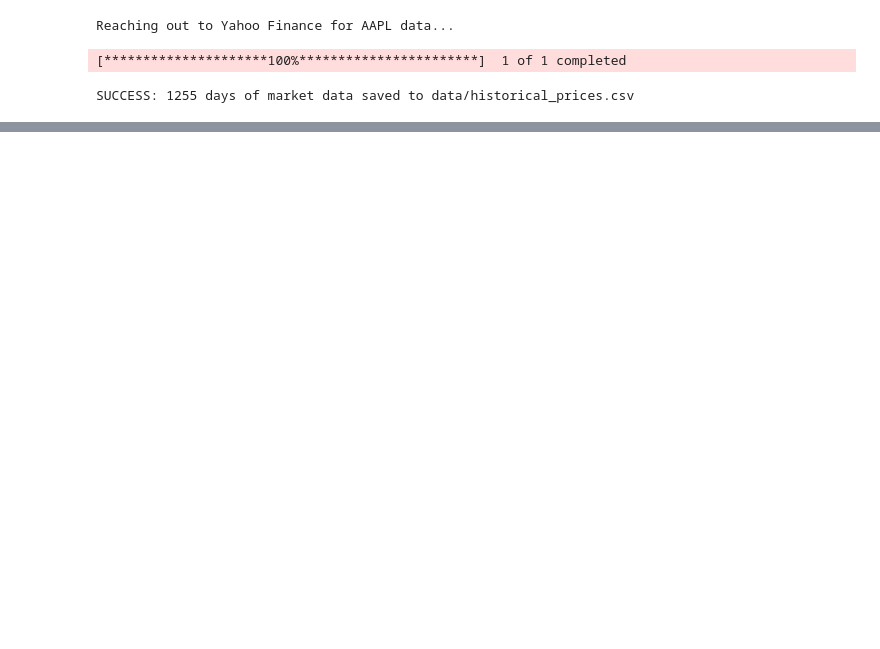
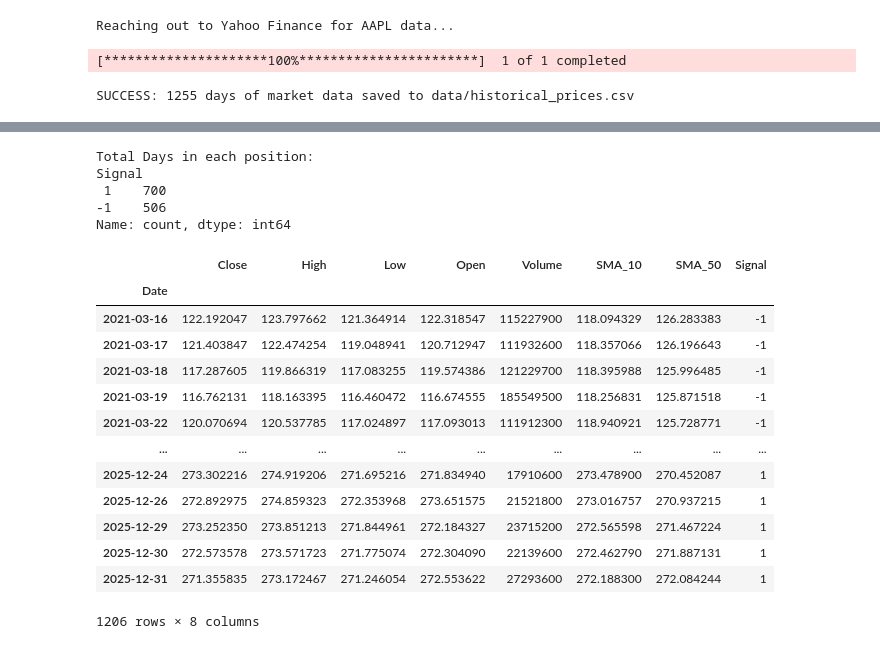
Before and after one commit to aditya0-0-1/quant_backtester, a Jupyter notebook: research.ipynb, the cells around one changed output, grey strips where cells are left out. Saved outputs shown, nothing was run; the diff lists cells and outputs as text; code cells hidden in the pictures; blank space fills up the shorter version.

```diff
--- a/research.ipynb
+++ b/research.ipynb
@@ -42,0 +68,10 @@ df.head()
+# %%
+# Calculate the Fast Line (10-Day Moving Average)
+df['SMA_10'] = df['Close'].rolling(window=10).mean()
+
+# Calculate the Slow Line (50-Day Moving Average)
+df['SMA_50'] = df['Close'].rolling(window=50).mean()
+
+# Display the specific columns we care about, looking at the top 60 rows
+print("\nCalculated Moving Averages:")
+print(df[['Close', 'SMA_10', 'SMA_50']].head(60))
@@ -42,0 +111,43 @@ df.head()
+# %%
+import numpy as np
+
+# 1. Clean the matrix: Drop the first 49 days that have 'NaN' (missing) values
+# because the 50-day average couldn't be calculated yet.
+df = df.dropna()
+
+# 2. Create a new column called 'Signal' and fill it with 0s (Hold)
+df['Signal'] = 0
+
+# 3. The Vectorized Logic:
+# If the Fast Line is greater than the Slow Line, change the Signal to 1 (BUY)
+df.loc[df['SMA_10'] > df['SMA_50'], 'Signal'] = 1
+
+# If the Fast Line is less than the Slow Line, change the Signal to -1 (SELL)
+df.loc[df['SMA_10'] < df['SMA_50'], 'Signal'] = -1
+
+# Let's check how many times we are holding a Buy vs a Sell position
+print("Total Days in each position:")
+print(df['Signal'].value_counts())
+# %% [output]
+Total Days in each position:
+Signal
+ 1    700
+-1    506
+Name: count, dtype: int64
+# %%
+df
+# %% [output]
+|  | Close | High | Low | Open | Volume | SMA_10 | SMA_50 | Signal |
+| Date |  |  |  |  |  |  |  |  |
+| 2021-03-16 | 122.192047 | 123.797662 | 121.364914 | 122.318547 | 115227900 | 118.094329 | 126.283383 | -1 |
+| 2021-03-17 | 121.403847 | 122.474254 | 119.048941 | 120.712947 | 111932600 | 118.357066 | 126.196643 | -1 |
+| 2021-03-18 | 117.287605 | 119.866319 | 117.083255 | 119.574386 | 121229700 | 118.395988 | 125.996485 | -1 |
+| 2021-03-19 | 116.762131 | 118.163395 | 116.460472 | 116.674555 | 185549500 | 118.256831 | 125.871518 | -1 |
+| 2021-03-22 | 120.070694 | 120.537785 | 117.024897 | 117.093013 | 111912300 | 118.940921 | 125.728771 | -1 |
+| ... | ... | ... | ... | ... | ... | ... | ... | ... |
+| 2025-12-24 | 273.302216 | 274.919206 | 271.695216 | 271.834940 | 17910600 | 273.478900 | 270.452087 | 1 |
+| 2025-12-26 | 272.892975 | 274.859323 | 272.353968 | 273.651575 | 21521800 | 273.016757 | 270.937215 | 1 |
+| 2025-12-29 | 273.252350 | 273.851213 | 271.844961 | 272.184327 | 23715200 | 272.565598 | 271.467224 | 1 |
+| 2025-12-30 | 272.573578 | 273.571723 | 271.775074 | 272.304090 | 22139600 | 272.462790 | 271.887131 | 1 |
+| 2025-12-31 | 271.355835 | 273.172467 | 271.246054 | 272.553622 | 27293600 | 272.188300 | 272.084244 | 1 |
+1206 rows × 8 columns
```
Also changed, not shown: parts of 12 cells of this notebook, 1 other file.
